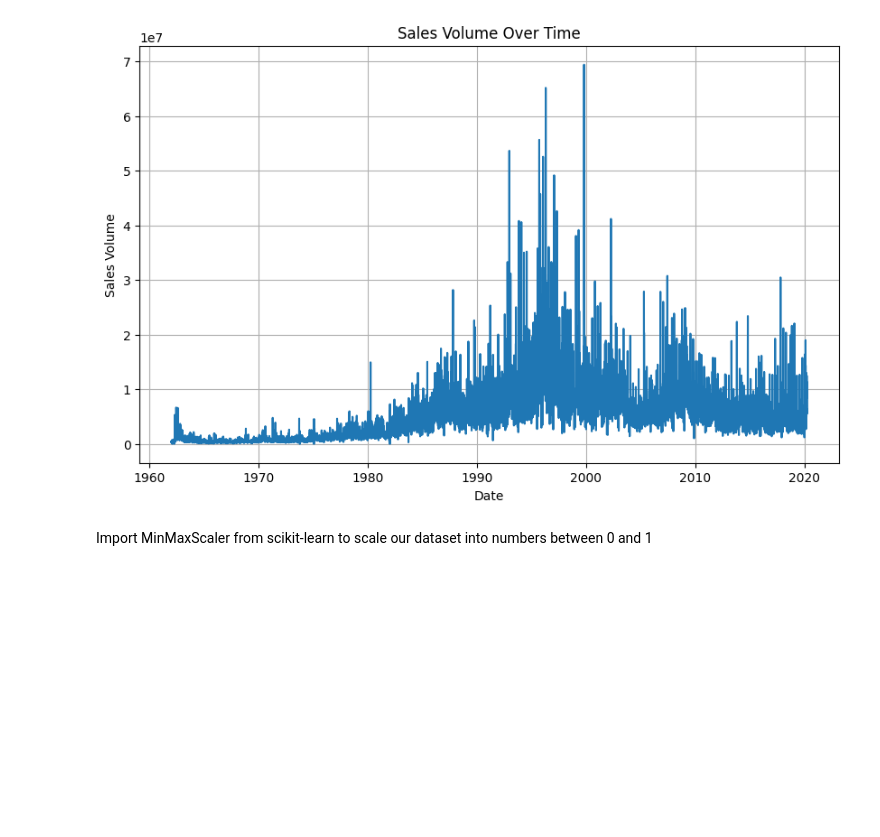
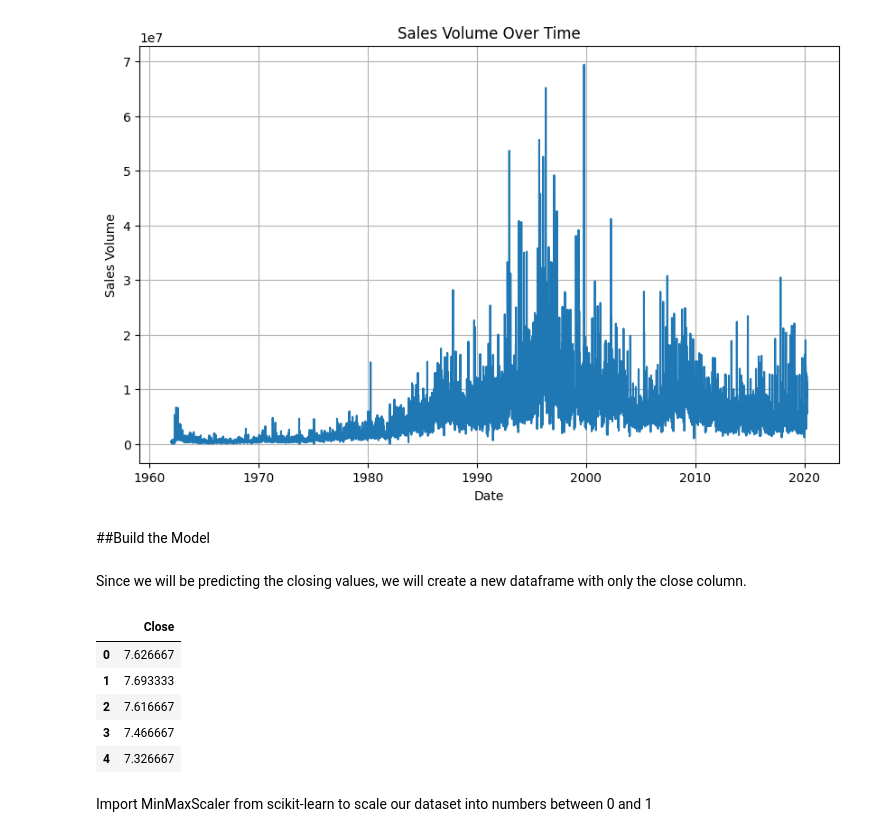
Before and after one commit to commitit/Stock-Prediction, a Jupyter notebook: AI_Stock_LSTM.ipynb, the cells around one changed output. Saved outputs shown, nothing was run; the diff lists cells and outputs as text; code cells hidden in the pictures; blank space fills up the shorter version.

```diff
--- a/AI_Stock_LSTM.ipynb
+++ b/AI_Stock_LSTM.ipynb
@@ -112,6 +112,20 @@ plt.grid(True)
 plt.show()
 # %% [output]
 [figure]
+# %% [markdown]
+##Build the Model
+# %% [markdown]
+Since we will be predicting the closing values, we will create a new dataframe with only the close column.
+# %%
+new_df = df.filter(['Close'])
+new_df.head()
+# %% [output]
+|  | Close |
+| 0 | 7.626667 |
+| 1 | 7.693333 |
+| 2 | 7.616667 |
+| 3 | 7.466667 |
+| 4 | 7.326667 |
 # %%
 dataset_train = pd.read_csv(url)
 training_set = dataset_train.iloc[:, 1:2].values
```
Also changed, not shown: parts of 1 cell of this notebook.
